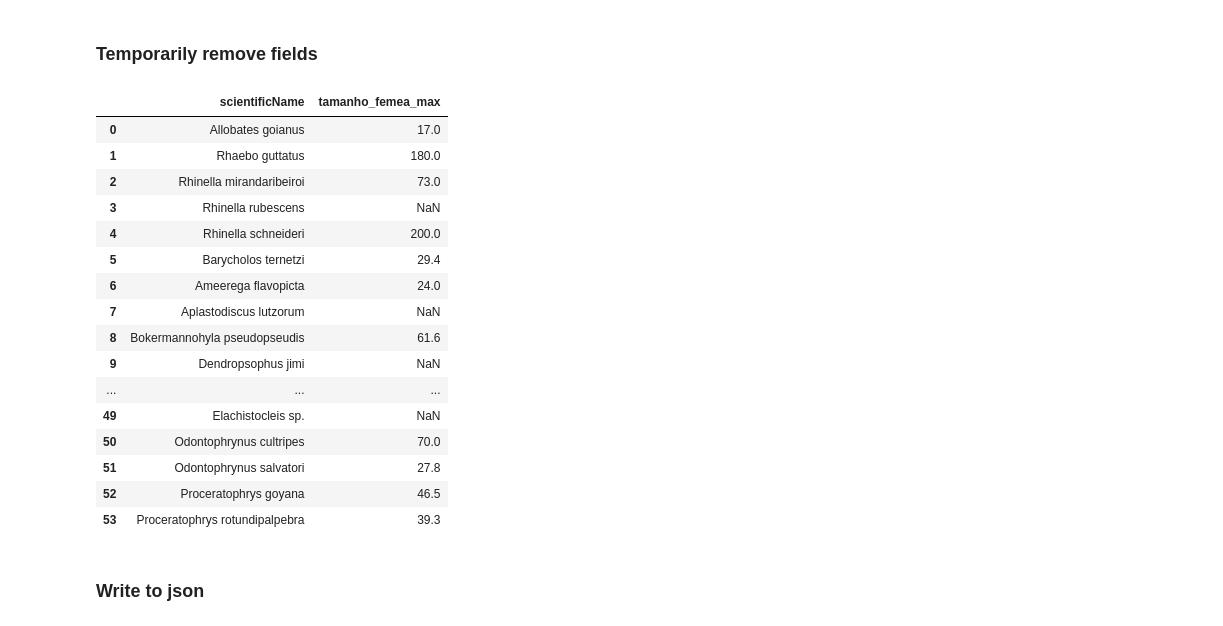
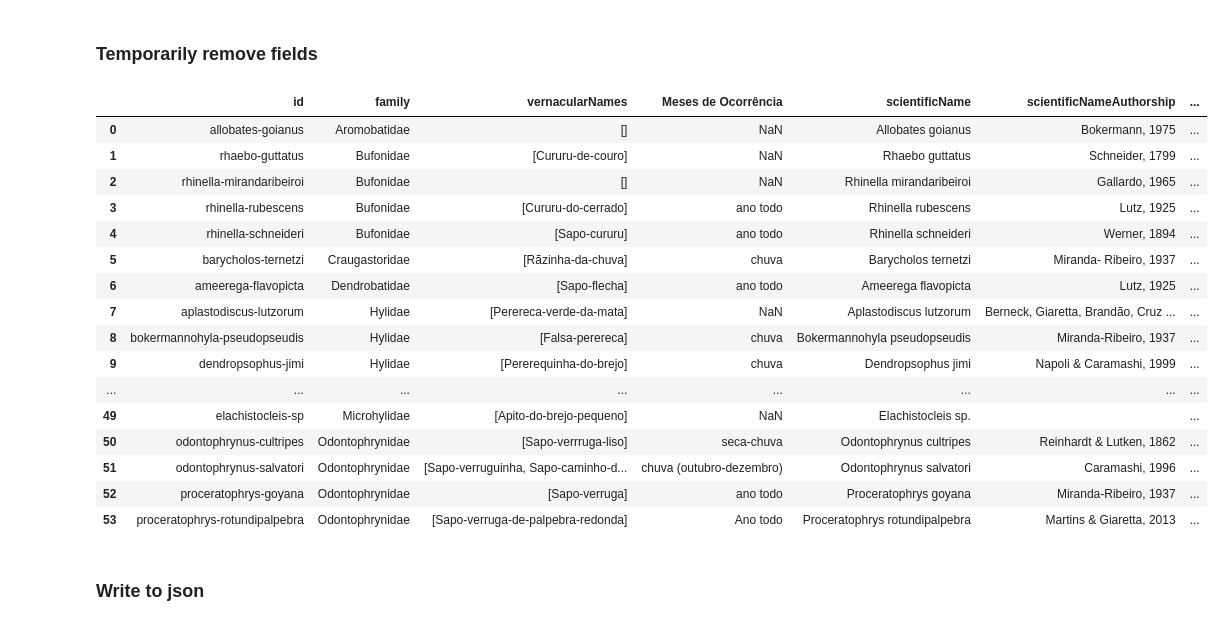
Before and after one commit to pedrosiracusa/guia_anuros_chapada, a Jupyter notebook: build_species_dset/Cleaning data.ipynb, the cells around one changed output. Drawn from its saved outputs; the diff is of its cells as text; code cells hidden in the pictures.

Commit message:
Updating data cleaning routine

```diff
--- a/build_species_dset/Cleaning data.ipynb
+++ b/build_species_dset/Cleaning data.ipynb
@@ -6,13 +6,17 @@ import json
 # %%
 pd.set_option('display.max_columns',50)
 # %%
-dataFile = './data.csv'
+dataFile = './speciesdata.csv'
 # %%
 excludedCols = ['Responsável','Guia','Folder','Artigo','Família.1',
                 'Glossário','Fotos adultos','Fotos girinos',
-                'Vídeos','Áudios', 'Diagnose' ]
+                'Vídeos','Áudios', 'Diagnose','DOI' ]
 
 df = pd.read_csv(dataFile, usecols=lambda x: x not in excludedCols)
+# %%
+# Drop every row after the one containing only null values
+nullrow = df[df.apply(lambda x: all(x.isnull()), axis=1)].index[0]
+df.drop(axis=1, index=range( nullrow,df.shape[0] ), inplace=True)
 # %%
 df.drop('Red List.1', axis=1, inplace=True)
 # %%
@@ -166,25 +190,25 @@ df['tamanho_femea_min'].replace(np.NaN, df['tamanho_femea_min'], inplace=True)
 df.drop('Distribuição - SITE REUBER (espécies do DF)', axis=1, inplace=True)
 df.drop('Ameaças - SITE REUBER (espécies do DF)', axis=1, inplace=True)
 # %%
-df[['scientificName','tamanho_femea_max']]
+df
 # %% [output]
-|  | scientificName | tamanho_femea_max |
-| 0 | Allobates goianus | 17.0 |
-| 1 | Rhaebo guttatus | 180.0 |
-| 2 | Rhinella mirandaribeiroi | 73.0 |
-| 3 | Rhinella rubescens | NaN |
-| 4 | Rhinella schneideri | 200.0 |
-| 5 | Barycholos ternetzi | 29.4 |
-| 6 | Ameerega flavopicta | 24.0 |
-| 7 | Aplastodiscus lutzorum | NaN |
-| 8 | Bokermannohyla pseudopseudis | 61.6 |
-| 9 | Dendropsophus jimi | NaN |
-| ... | ... | ... |
-| 49 | Elachistocleis sp. | NaN |
-| 50 | Odontophrynus cultripes | 70.0 |
-| 51 | Odontophrynus salvatori | 27.8 |
-| 52 | Proceratophrys goyana | 46.5 |
-| 53 | Proceratophrys rotundipalpebra | 39.3 |
+|  | id | family | vernacularNames | Meses de Ocorrência | scientificName | scientificNameAuthorship | ... |
+| 0 | allobates-goianus | Aromobatidae | [] | NaN | Allobates goianus | Bokermann, 1975 | ... |
+| 1 | rhaebo-guttatus | Bufonidae | [Cururu-de-couro] | NaN | Rhaebo guttatus | Schneider, 1799 | ... |
+| 2 | rhinella-mirandaribeiroi | Bufonidae | [] | NaN | Rhinella mirandaribeiroi | Gallardo, 1965 | ... |
+| 3 | rhinella-rubescens | Bufonidae | [Cururu-do-cerrado] | ano todo | Rhinella rubescens | Lutz, 1925 | ... |
+| 4 | rhinella-schneideri | Bufonidae | [Sapo-cururu] | ano todo | Rhinella schneideri | Werner, 1894 | ... |
+| 5 | barycholos-ternetzi | Craugastoridae | [Rãzinha-da-chuva] | chuva | Barycholos ternetzi | Miranda- Ribeiro, 1937 | ... |
+| 6 | ameerega-flavopicta | Dendrobatidae | [Sapo-flecha] | ano todo | Ameerega flavopicta | Lutz, 1925 | ... |
+| 7 | aplastodiscus-lutzorum | Hylidae | [Perereca-verde-da-mata] | NaN | Aplastodiscus lutzorum | Berneck, Giaretta, Brandão, Cruz ... | ... |
+| 8 | bokermannohyla-pseudopseudis | Hylidae | [Falsa-perereca] | chuva | Bokermannohyla pseudopseudis | Miranda-Ribeiro, 1937 | ... |
+| 9 | dendropsophus-jimi | Hylidae | [Pererequinha-do-brejo] | chuva | Dendropsophus jimi | Napoli & Caramashi, 1999 | ... |
+| ... | ... | ... | ... | ... | ... | ... | ... |
+| 49 | elachistocleis-sp | Microhylidae | [Apito-do-brejo-pequeno] | NaN | Elachistocleis sp. |  | ... |
+| 50 | odontophrynus-cultripes | Odontophrynidae | [Sapo-verrruga-liso] | seca-chuva | Odontophrynus cultripes | Reinhardt & Lutken, 1862 | ... |
+| 51 | odontophrynus-salvatori | Odontophrynidae | [Sapo-verruguinha, Sapo-caminho-d... | chuva (outubro-dezembro) | Odontophrynus salvatori | Caramashi, 1996 | ... |
+| 52 | proceratophrys-goyana | Odontophrynidae | [Sapo-verruga] | ano todo | Proceratophrys goyana | Miranda-Ribeiro, 1937 | ... |
+| 53 | proceratophrys-rotundipalpebra | Odontophrynidae | [Sapo-verruga-de-palpebra-redonda] | Ano todo | Proceratophrys rotundipalpebra | Martins & Giaretta, 2013 | ... |
 # %% [markdown]
 ### Write to json
 # %%
```
Also changed, not shown: parts of 3 cells of this notebook.
